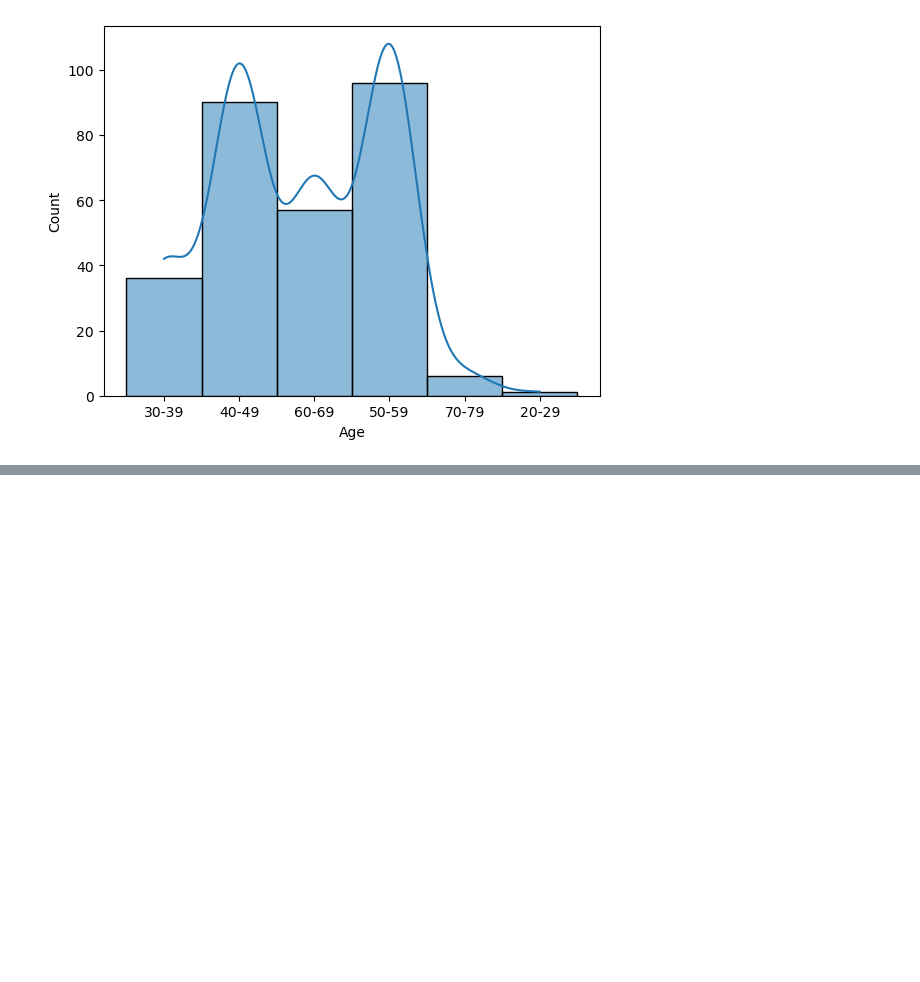
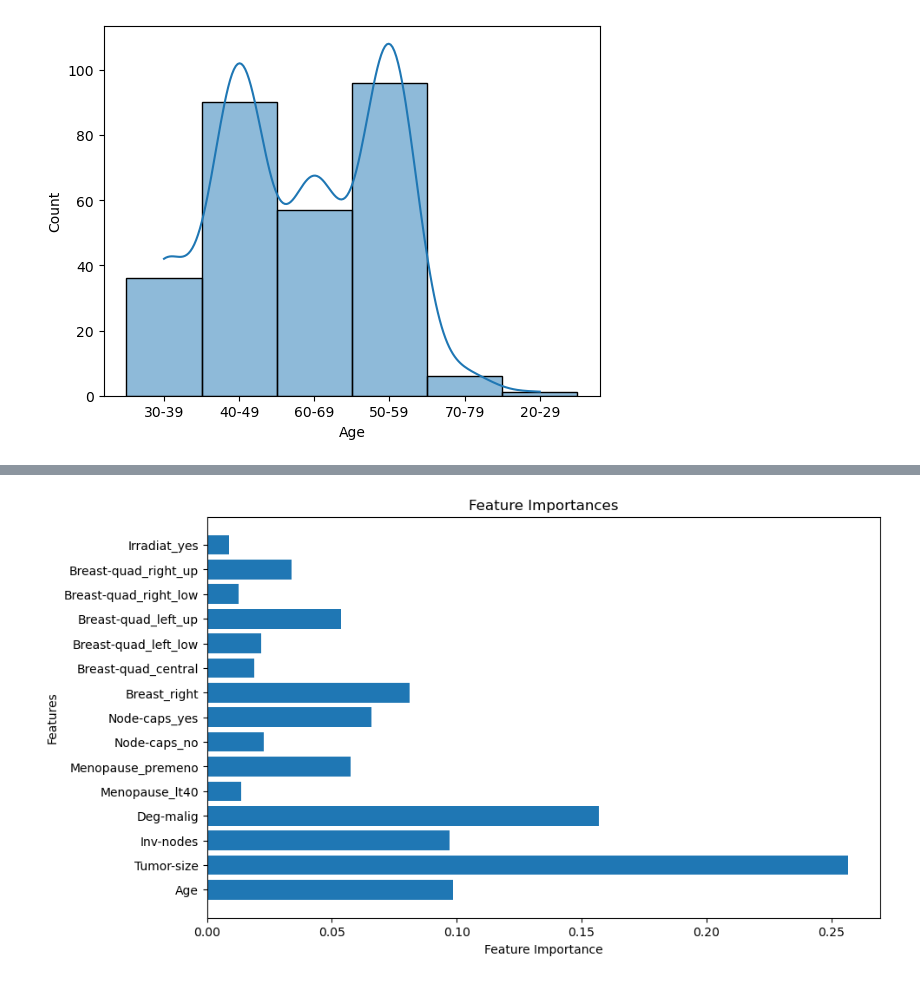
Before and after one commit to pcmoraesmenezes/Data-Set-Analyses, a Jupyter notebook: breast_cancer/breast_cancer.ipynb, the cells around one changed output, grey strips where cells are left out. Cells and saved outputs as stored; diff of their text form; code cells hidden in the pictures; blank space fills up the shorter version.

```diff
--- a/breast_cancer/breast_cancer.ipynb
+++ b/breast_cancer/breast_cancer.ipynb
@@ -161,0 +315,11 @@ plt.show()
+# %%
+# Visualize the feature importances (if needed)
+feature_importances = clf.feature_importances_
+plt.figure(figsize=(10, 6))
+plt.barh(range(len(feature_importances)), feature_importances, tick_label=X.columns)
+plt.xlabel('Feature Importance')
+plt.ylabel('Features')
+plt.title('Feature Importances')
+plt.show()
+# %% [output]
+[figure, added]
```
Also changed, not shown: parts of 38 cells of this notebook.
